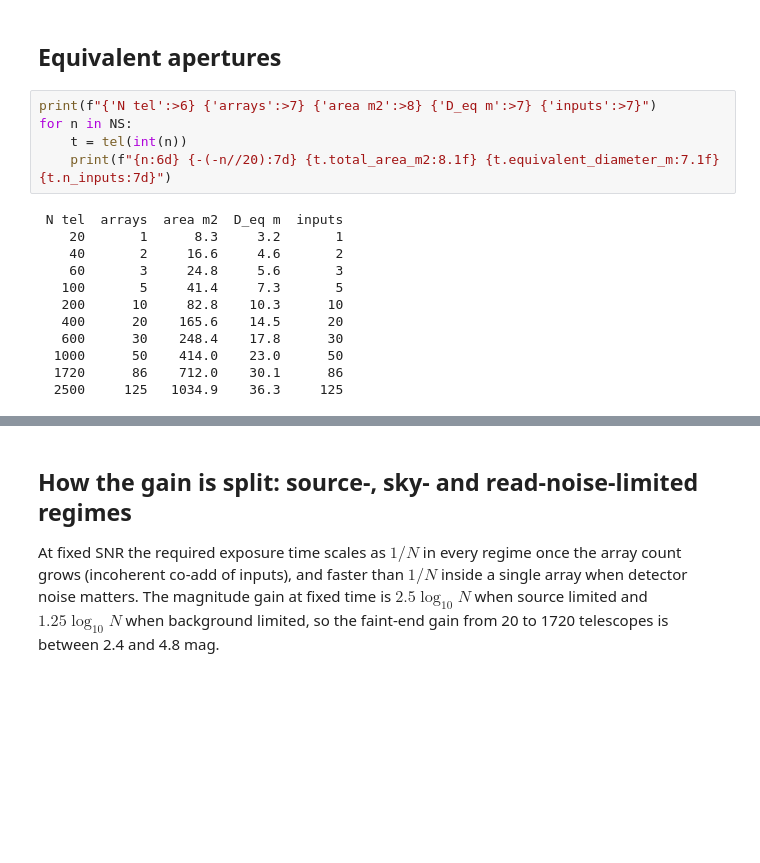
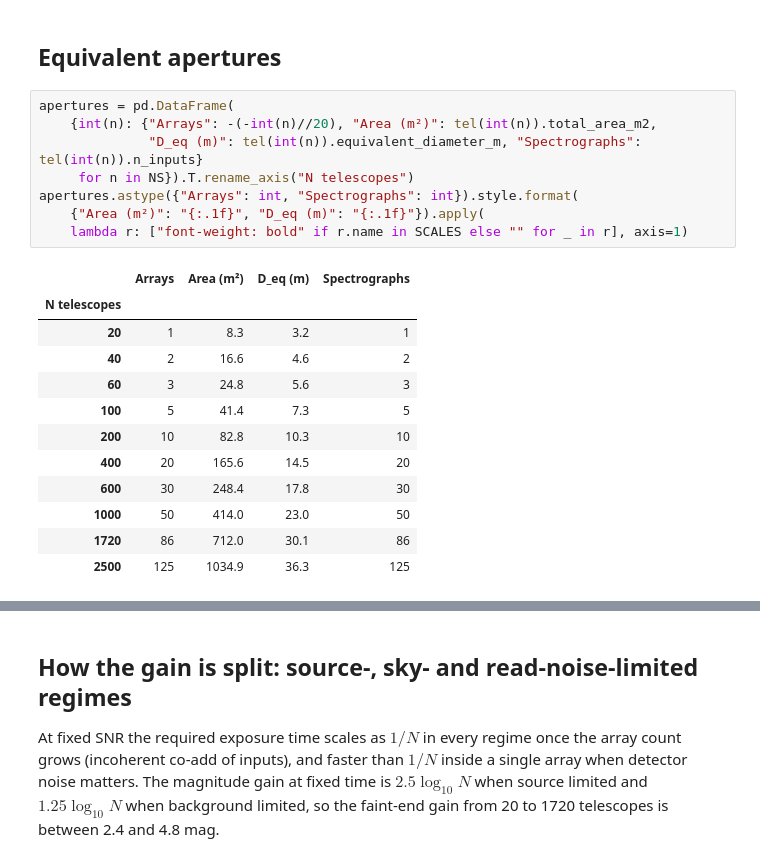
Before and after one commit to schmidt-observatories/lfast-etc, a Jupyter notebook: notebooks/06_array_scaling_overview.ipynb, the cells around one changed output, grey strips where cells are left out. Saved outputs shown, nothing was run; the diff lists cells and outputs as text; blank space fills up the shorter version.

```diff
--- a/notebooks/06_array_scaling_overview.ipynb
+++ b/notebooks/06_array_scaling_overview.ipynb
@@ -46,20 +47,24 @@ def mark_scales(ax):
     equivalent_diameter_axis(ax, ticks=(3, 5, 10, 20, 30))
 # %% [markdown]
 ## Equivalent apertures
-# %%
-print(f"{'N tel':>6} {'arrays':>7} {'area m2':>8} {'D_eq m':>7} {'inputs':>7}")
-for n in NS:
-    t = tel(int(n))
-    print(f"{n:6d} {-(-n//20):7d} {t.total_area_m2:8.1f} {t.equivalent_diameter_m:7.1f} {t.n_inputs:7d}")
-# %% [output]
- N tel  arrays  area m2  D_eq m  inputs
-    20       1      8.3     3.2       1
-    40       2     16.6     4.6       2
-    60       3     24.8     5.6       3
-   100       5     41.4     7.3       5
-   200      10     82.8    10.3      10
-   400      20    165.6    14.5      20
-   600      30    248.4    17.8      30
-  1000      50    414.0    23.0      50
-  1720      86    712.0    30.1      86
-  2500     125   1034.9    36.3     125
+# %%
+apertures = pd.DataFrame(
+    {int(n): {"Arrays": -(-int(n)//20), "Area (m²)": tel(int(n)).total_area_m2,
+              "D_eq (m)": tel(int(n)).equivalent_diameter_m, "Spectrographs": tel(int(n)).n_inputs}
+     for n in NS}).T.rename_axis("N telescopes")
+apertures.astype({"Arrays": int, "Spectrographs": int}).style.format(
+    {"Area (m²)": "{:.1f}", "D_eq (m)": "{:.1f}"}).apply(
+    lambda r: ["font-weight: bold" if r.name in SCALES else "" for _ in r], axis=1)
+# %% [output]
+|  | Arrays | Area (m²) | D_eq (m) | Spectrographs |
+| N telescopes |  |  |  |  |
+| 20 | 1 | 8.3 | 3.2 | 1 |
+| 40 | 2 | 16.6 | 4.6 | 2 |
+| 60 | 3 | 24.8 | 5.6 | 3 |
+| 100 | 5 | 41.4 | 7.3 | 5 |
+| 200 | 10 | 82.8 | 10.3 | 10 |
+| 400 | 20 | 165.6 | 14.5 | 20 |
+| 600 | 30 | 248.4 | 17.8 | 30 |
+| 1000 | 50 | 414.0 | 23.0 | 50 |
+| 1720 | 86 | 712.0 | 30.1 | 86 |
+| 2500 | 125 | 1034.9 | 36.3 | 125 |
```
Also changed, not shown: parts of 11 cells of this notebook, 1 other file.
